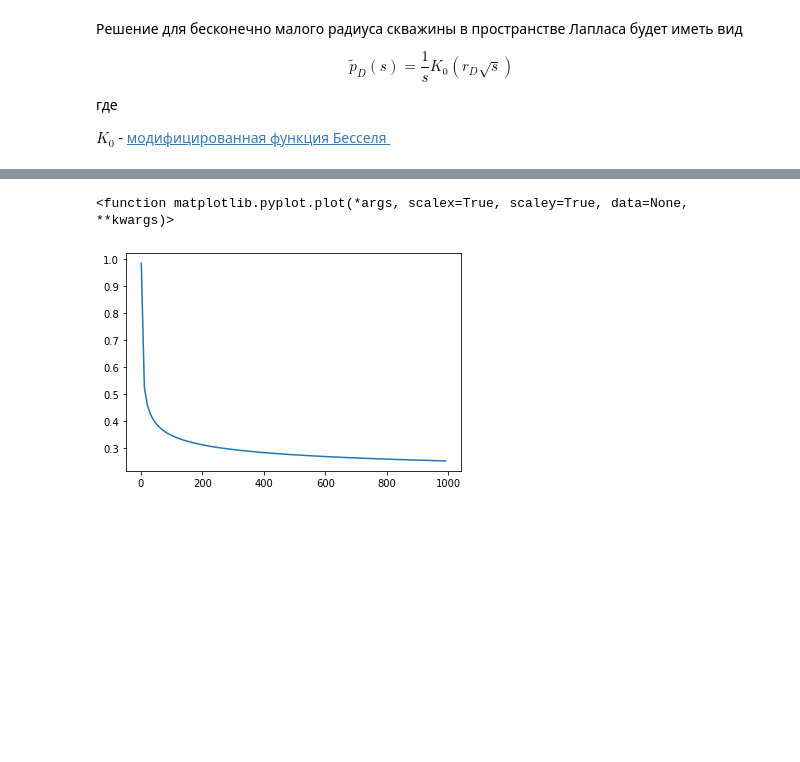
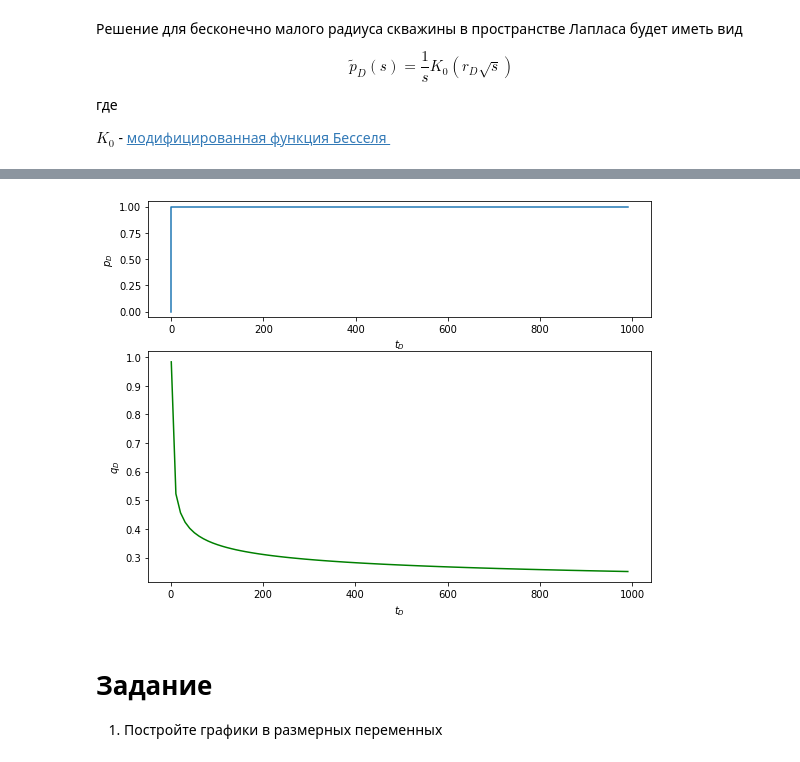
Before and after one commit to khabibullinra/welltest_examples, a Jupyter notebook: jupyter/17_решение_постоянного_давления.ipynb, the cells around one changed output, grey strips where cells are left out. Saved outputs shown, nothing was run; the diff lists cells and outputs as text; code cells hidden in the pictures; blank space fills up the shorter version.

```diff
--- a/jupyter/17_решение_постоянного_давления.ipynb
+++ b/jupyter/17_решение_постоянного_давления.ipynb
@@ -86,12 +108,28 @@ plt.plot
-# %%
-rd=1
-
-td = np.arange(1, 1000, 10)
-pd = [qd_rw(ti) for ti in td ]
-
-plt.plot(td, pd)
-
-plt.plot
-# %% [output]
-<function matplotlib.pyplot.plot(*args, scalex=True, scaley=True, data=None, **kwargs)>
-[figure, removed]
+# %%
+rd=1    # нас интересует только забойное давление
+td = np.arange(1, 1000, 10)    # задаем диапазон изменений безразмерного времени
+pd = [1 for i in td]
+
+# для отрисовки графика давлений зададим массив с постоянным давлением с момента td=0
+td_q = [0,0,td[-1]]
+pd_q = [0,1,1]
+
+# рассчитаем массивы изменения дебита
+qd = [qd_rw(ti) for ti in td ]
+
+# построим график отображающий рассчитанные значения
+fig, (ax1, ax2) = plt.subplots(2,1, gridspec_kw={'height_ratios': [1, 2]})
+ax1.plot(td_q, pd_q)
+ax1.set_xlabel("$t_D$")
+ax1.set_ylabel("$p_D$")
+
+ax2.plot(td, qd, color='green')
+ax2.set_xlabel("$t_D$")
+ax2.set_ylabel("$q_D$")
+plt.show()
+# %% [output]
+[figure, added]
+# %% [markdown]
+# Задание
+
+1. Постройте графики в размерных переменных
```
Also changed, not shown: parts of 15 cells of this notebook, 1 other file.
